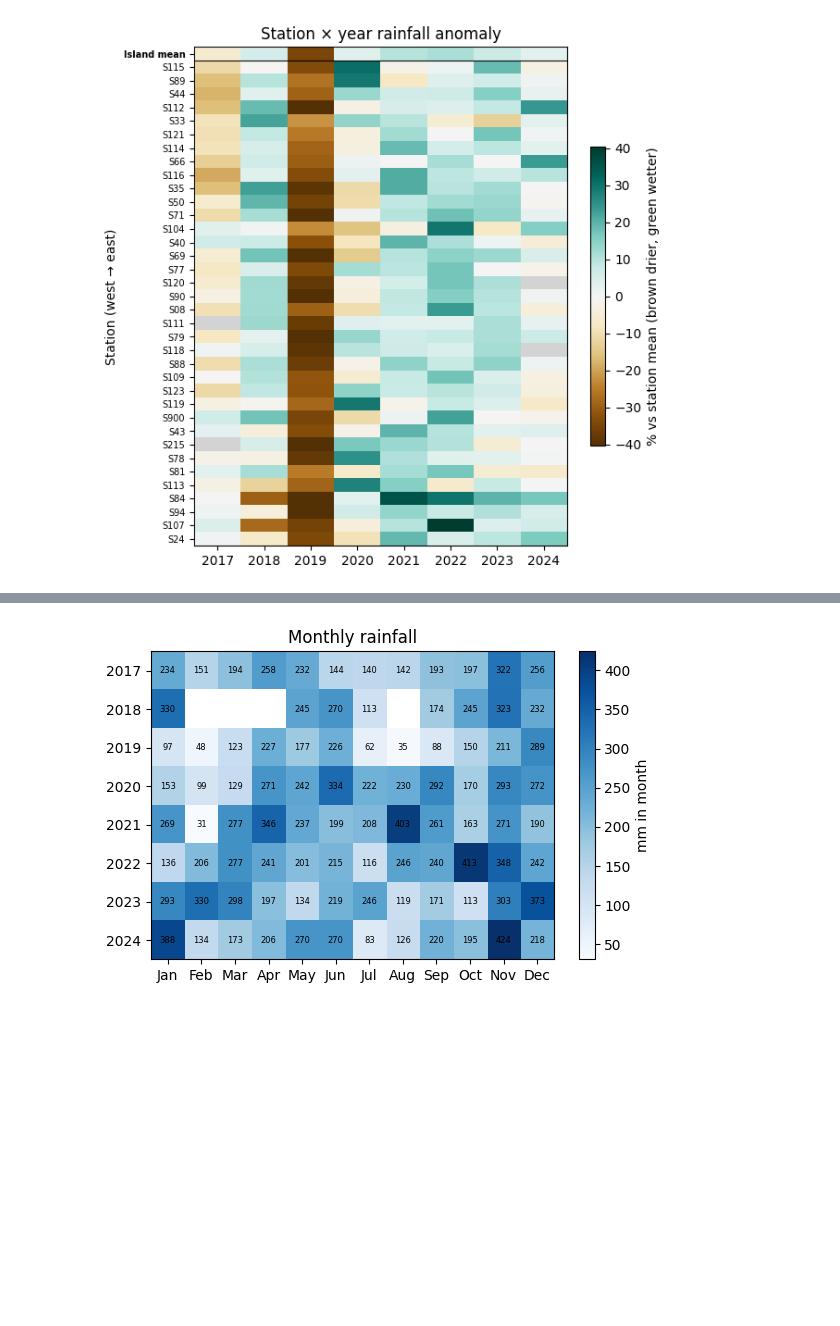
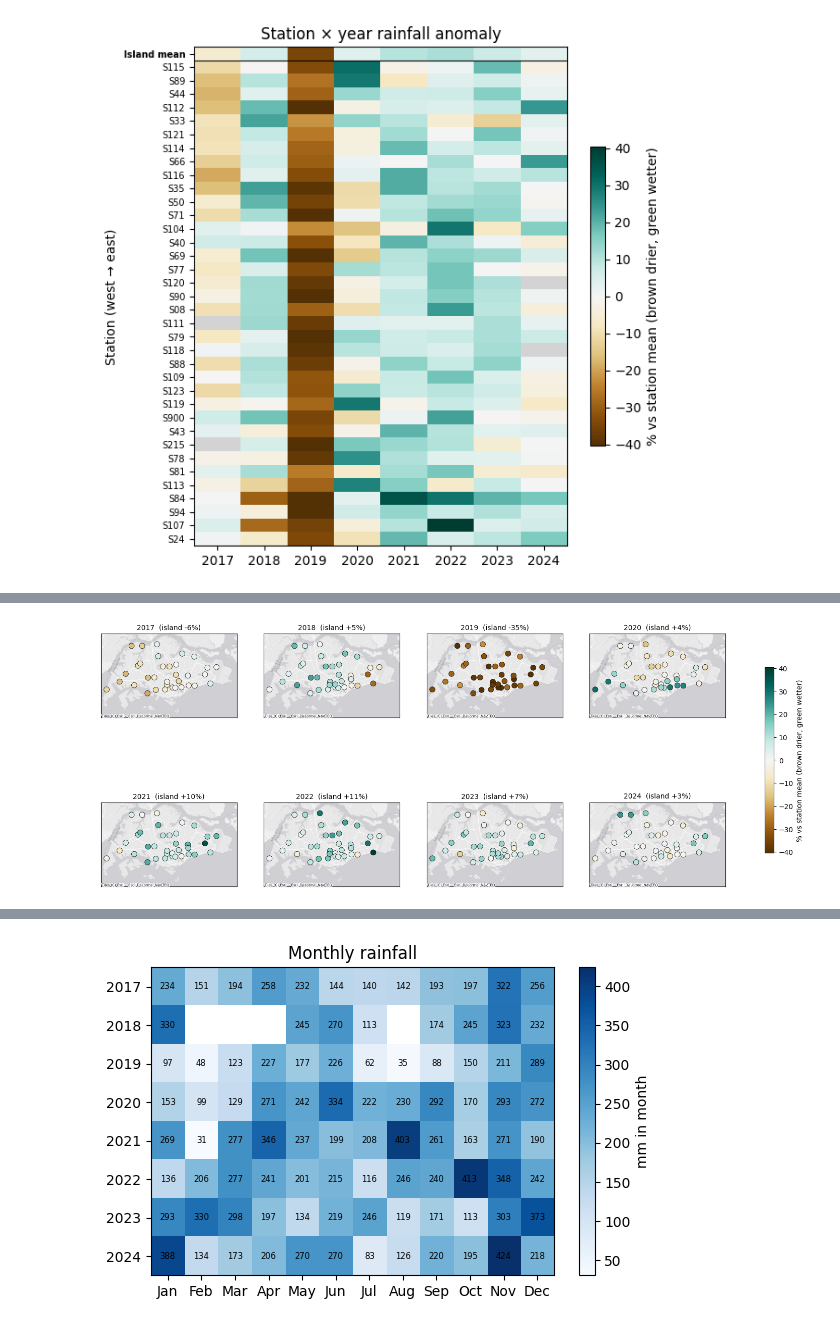
Before and after one commit to Yanaput/DSA5208-rainfall, a Jupyter notebook: task1_describe.ipynb, the cells around one changed output, grey strips where cells are left out. Drawn from its saved outputs; the diff is of its cells as text; code cells hidden in the pictures; blank space fills up the shorter version.

```diff
--- a/task1_describe.ipynb
+++ b/task1_describe.ipynb
@@ -175,0 +221,11 @@ save(fig, '1_station_year_anomaly')
+# %%
+lim = np.nanpercentile(sy.anomaly_pct.abs(), 98)
+fig, axes = plt.subplots(2, 4, figsize=(20, 8))
+for ax, y in zip(axes.flat, YEARS):
+    d = sy[sy.year == y].merge(stations, on='station_id')
+    sc = dots(ax, d, 'anomaly_pct', 'BrBG', -lim, lim)
+    basemap(ax, f'{y}  (island {d.anomaly_pct.mean():+.0f}%)')
+fig.colorbar(sc, ax=axes, label='% vs station mean (brown drier, green wetter)', shrink=0.6)
+save(fig, '4b_map_year_anomaly')
+# %% [output]
+[figure, added]
```
Also changed, not shown: parts of 18 cells of this notebook, 5 other files.
